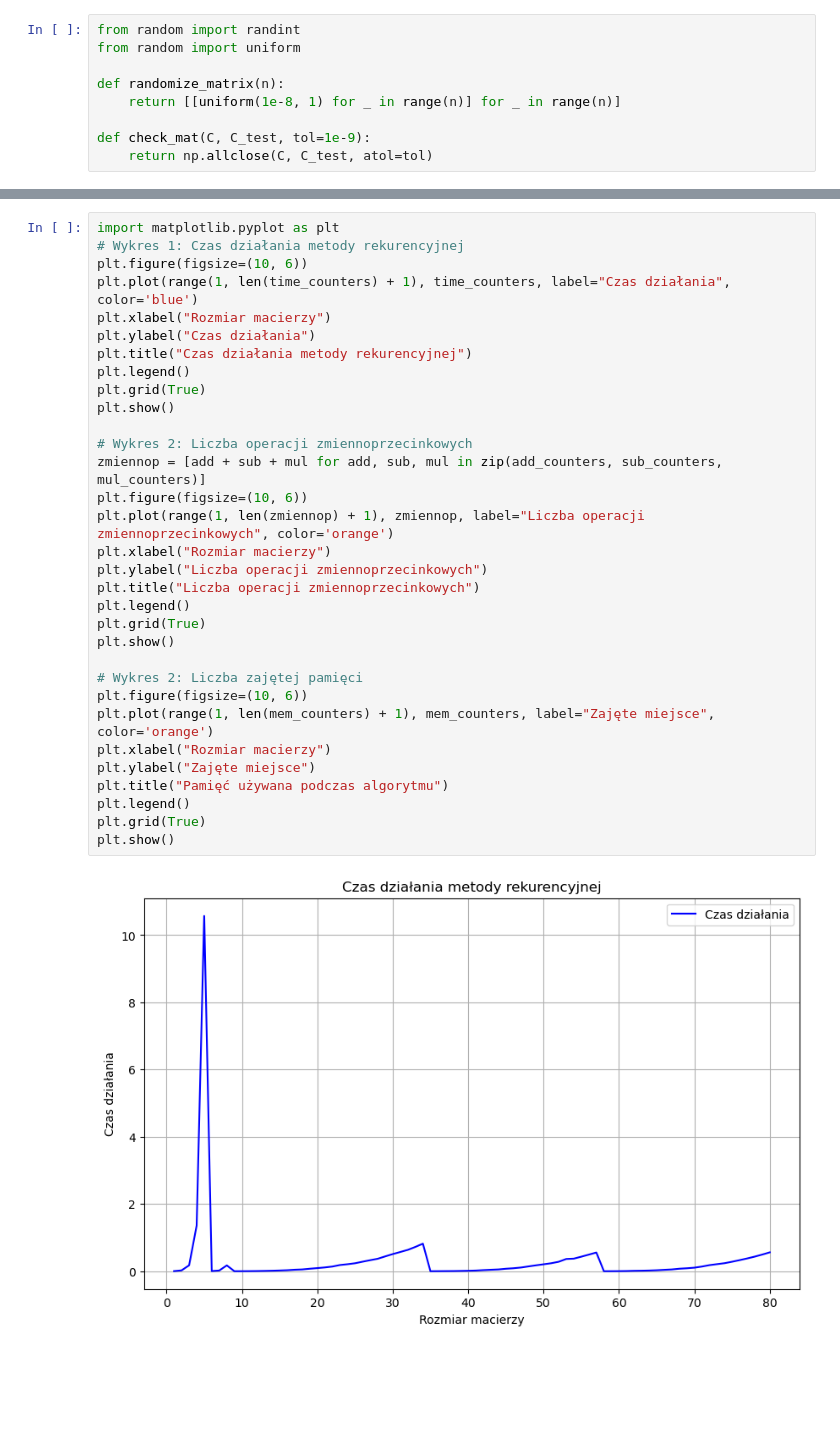
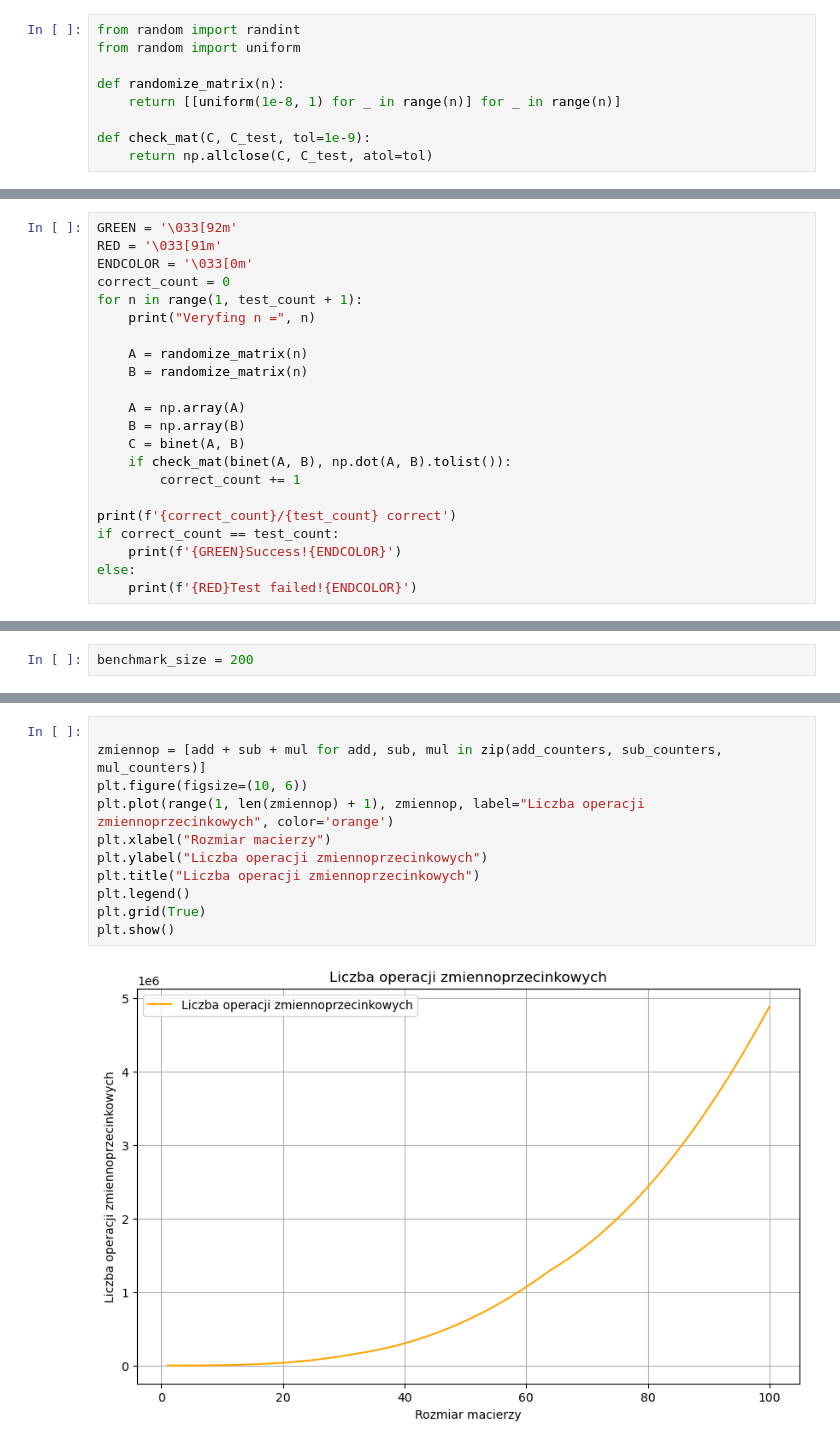
Before and after one commit to KubikZ/matrix-algorithms, a Jupyter notebook: lab1/binet.ipynb, the cells around one changed output, grey strips where cells are left out. Cells and saved outputs as stored; diff of their text form; blank space fills up the shorter version.

Commit message:
Binet method implementation and fixes

```diff
--- a/lab1/binet.ipynb
+++ b/lab1/binet.ipynb
@@ -202,0 +111,22 @@ Computing n = 24
+# %%
+GREEN = '\033[92m'
+RED = '\033[91m'
+ENDCOLOR = '\033[0m'
+correct_count = 0
+for n in range(1, test_count + 1):
+    print("Veryfing n =", n)
+
+    A = randomize_matrix(n)
+    B = randomize_matrix(n)
+
+    A = np.array(A)
+    B = np.array(B)
+    C = binet(A, B)
+    if check_mat(binet(A, B), np.dot(A, B).tolist()):
+        correct_count += 1
+
+print(f'{correct_count}/{test_count} correct')
+if correct_count == test_count:
+    print(f'{GREEN}Success!{ENDCOLOR}')
+else:
+    print(f'{RED}Test failed!{ENDCOLOR}')
@@ -202,0 +153,2 @@ Computing n = 24
+# %%
+benchmark_size = 200
@@ -203,34 +224,13 @@ Computing n = 24
 # %%
-import matplotlib.pyplot as plt
-# Wykres 1: Czas działania metody rekurencyjnej
-plt.figure(figsize=(10, 6))
-plt.plot(range(1, len(time_counters) + 1), time_counters, label="Czas działania", color='blue')
-plt.xlabel("Rozmiar macierzy")
-plt.ylabel("Czas działania")
-plt.title("Czas działania metody rekurencyjnej")
-plt.legend()
-plt.grid(True)
-plt.show()
 
-# Wykres 2: Liczba operacji zmiennoprzecinkowych
 zmiennop = [add + sub + mul for add, sub, mul in zip(add_counters, sub_counters, mul_counters)]
 plt.figure(figsize=(10, 6))
 plt.plot(range(1, len(zmiennop) + 1), zmiennop, label="Liczba operacji zmiennoprzecinkowych", color='orange')
 plt.xlabel("Rozmiar macierzy")
 plt.ylabel("Liczba operacji zmiennoprzecinkowych")
 plt.title("Liczba operacji zmiennoprzecinkowych")
 plt.legend()
 plt.grid(True)
 plt.show()
-
-# Wykres 2: Liczba zajętej pamięci
-plt.figure(figsize=(10, 6))
-plt.plot(range(1, len(mem_counters) + 1), mem_counters, label="Zajęte miejsce", color='orange')
-plt.xlabel("Rozmiar macierzy")
-plt.ylabel("Zajęte miejsce")
-plt.title("Pamięć używana podczas algorytmu")
-plt.legend()
-plt.grid(True)
-plt.show()
 # %% [output]
-[figure, old version]
+[figure, new version]
```
Also changed, not shown: parts of 28 cells of this notebook.
